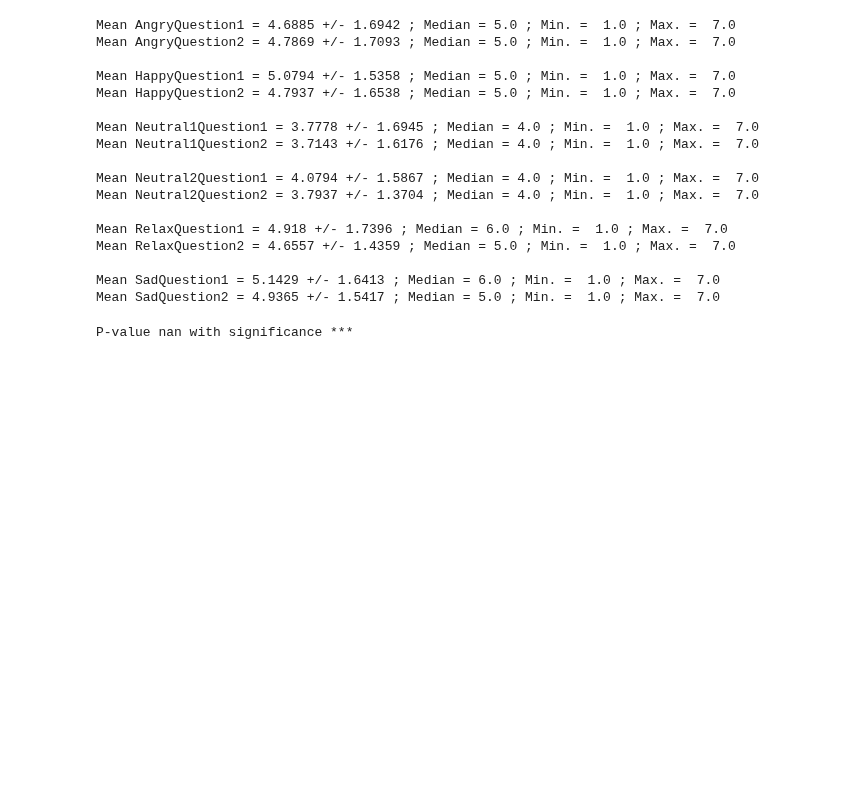
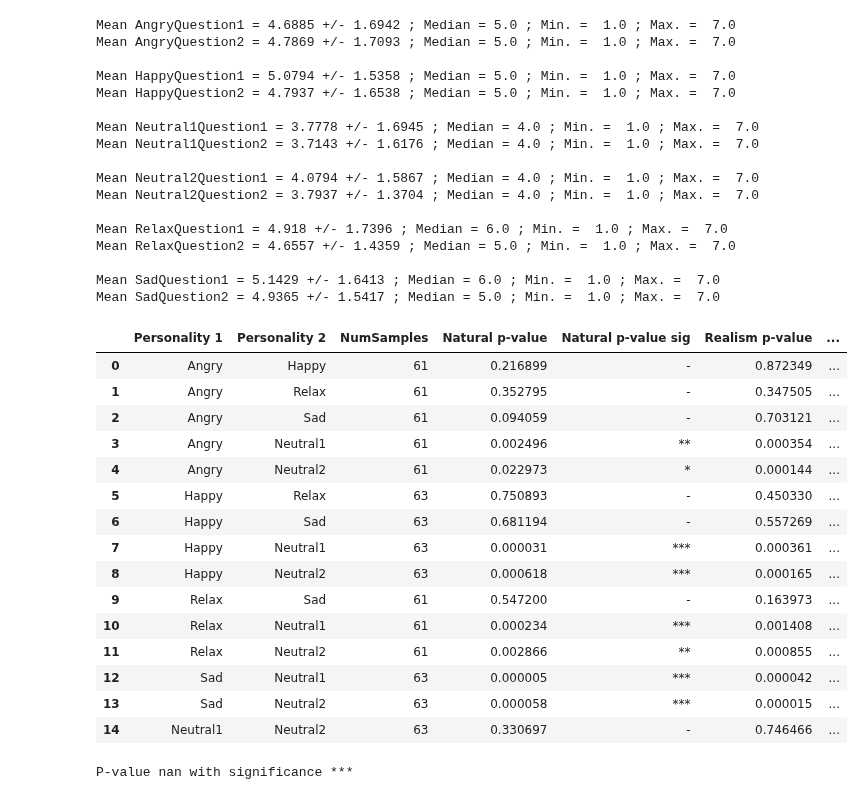
Before and after one commit to ASAPLableni/LableniBot, a Jupyter notebook: DataAnalysis/AnalysisQuest.ipynb, the cells around one changed output. Cells and saved outputs as stored; diff of their text form; code cells hidden in the pictures; blank space fills up the shorter version.

```diff
--- a/DataAnalysis/AnalysisQuest.ipynb
+++ b/DataAnalysis/AnalysisQuest.ipynb
@@ -804,6 +791,50 @@ Mean RelaxQuestion2 = 4.6557 +/- 1.4359 ; Median = 5.0 ; Min. =  1.0 ; Max. =  7
 
 Mean SadQuestion1 = 5.1429 +/- 1.6413 ; Median = 6.0 ; Min. =  1.0 ; Max. =  7.0
 Mean SadQuestion2 = 4.9365 +/- 1.5417 ; Median = 5.0 ; Min. =  1.0 ; Max. =  7.0
+# %%
+results_subject_list = []
+for i_p1, p1 in enumerate(df_all_cuest["Personality"].unique()[:-1]):
+    for p2 in df_all_cuest["Personality"].unique()[(i_p1+1):]:
+        # print("Personality", p1, p2)
+
+        x1 = (df_all_cuest[df_all_cuest["Personality"] == p1]["Question1"]).dropna()
+        x2 = (df_all_cuest[df_all_cuest["Personality"] == p2]["Question1"]).dropna()
+
+        _, p_value_valencia = sp.stats.mannwhitneyu(x1, x2)
+
+        x1 = (df_all_cuest[df_all_cuest["Personality"] == p1]["Question2"]).dropna().astype(np.int16)
+        x2 = (df_all_cuest[df_all_cuest["Personality"] == p2]["Question2"]).dropna().astype(np.int16)
+
+        _, p_value_arousal = sp.stats.mannwhitneyu(x1, x2)
+
+        results_subject_list.append({
+            "Personality 1": p1,
+            "Personality 2": p2,
+            "NumSamples": len(x1),
+            "Natural p-value": p_value_valencia,
+            "Natural p-value sig": aute.get_p_string(p_value_valencia),
+            "Realism p-value": p_value_arousal,
+            "Realism p-value sig": aute.get_p_string(p_value_arousal),
+        })
+
+pd.DataFrame(results_subject_list)
+# %% [output]
+|  | Personality 1 | Personality 2 | NumSamples | Natural p-value | Natural p-value sig | Realism p-value | ... |
+| 0 | Angry | Happy | 61 | 0.216899 | - | 0.872349 | ... |
+| 1 | Angry | Relax | 61 | 0.352795 | - | 0.347505 | ... |
+| 2 | Angry | Sad | 61 | 0.094059 | - | 0.703121 | ... |
+| 3 | Angry | Neutral1 | 61 | 0.002496 | ** | 0.000354 | ... |
+| 4 | Angry | Neutral2 | 61 | 0.022973 | * | 0.000144 | ... |
+| 5 | Happy | Relax | 63 | 0.750893 | - | 0.450330 | ... |
+| 6 | Happy | Sad | 63 | 0.681194 | - | 0.557269 | ... |
+| 7 | Happy | Neutral1 | 63 | 0.000031 | *** | 0.000361 | ... |
+| 8 | Happy | Neutral2 | 63 | 0.000618 | *** | 0.000165 | ... |
+| 9 | Relax | Sad | 61 | 0.547200 | - | 0.163973 | ... |
+| 10 | Relax | Neutral1 | 61 | 0.000234 | *** | 0.001408 | ... |
+| 11 | Relax | Neutral2 | 61 | 0.002866 | ** | 0.000855 | ... |
+| 12 | Sad | Neutral1 | 63 | 0.000005 | *** | 0.000042 | ... |
+| 13 | Sad | Neutral2 | 63 | 0.000058 | *** | 0.000015 | ... |
+| 14 | Neutral1 | Neutral2 | 63 | 0.330697 | - | 0.746466 | ... |
 # %%
 aute.make_binary_plot(data=df_all_cuest,
                       x_feat="Personality", x_name="Personality",
```
Also changed, not shown: parts of 7 cells of this notebook, 1 other file.
